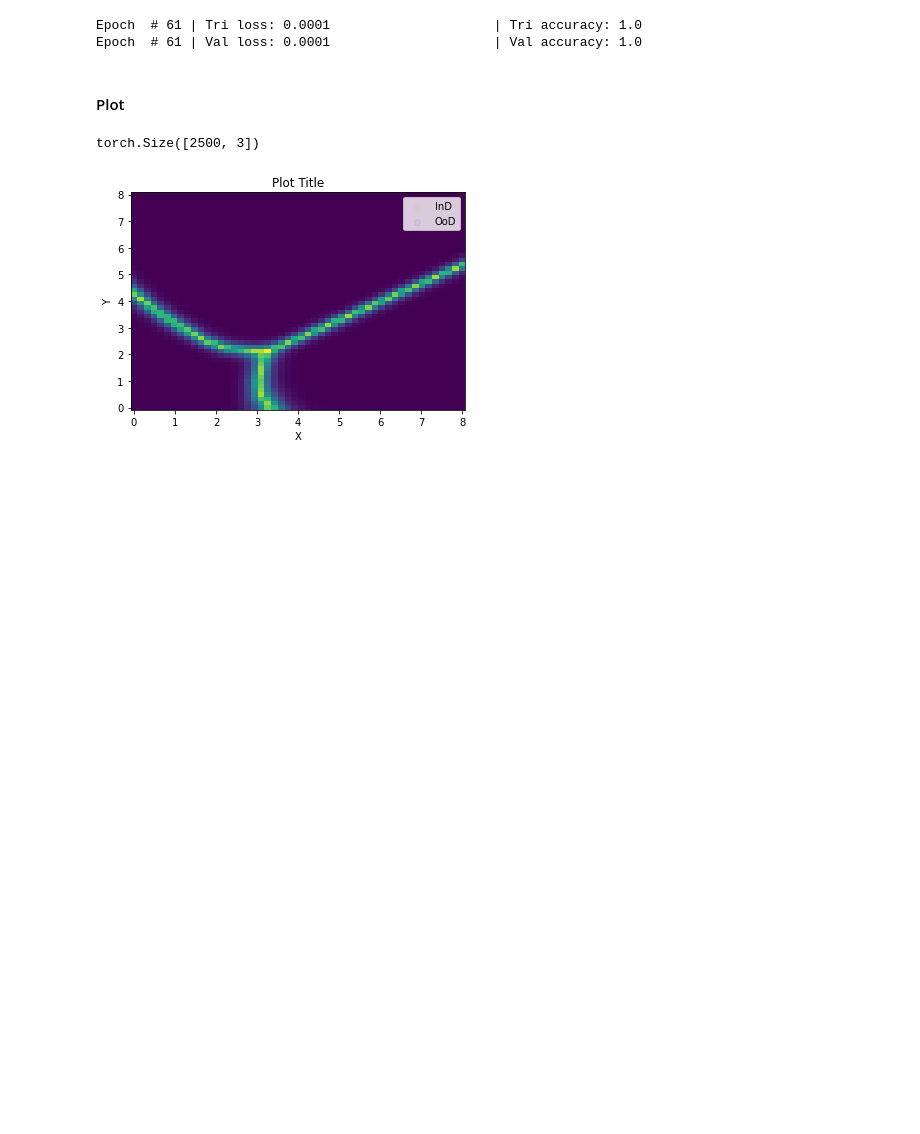
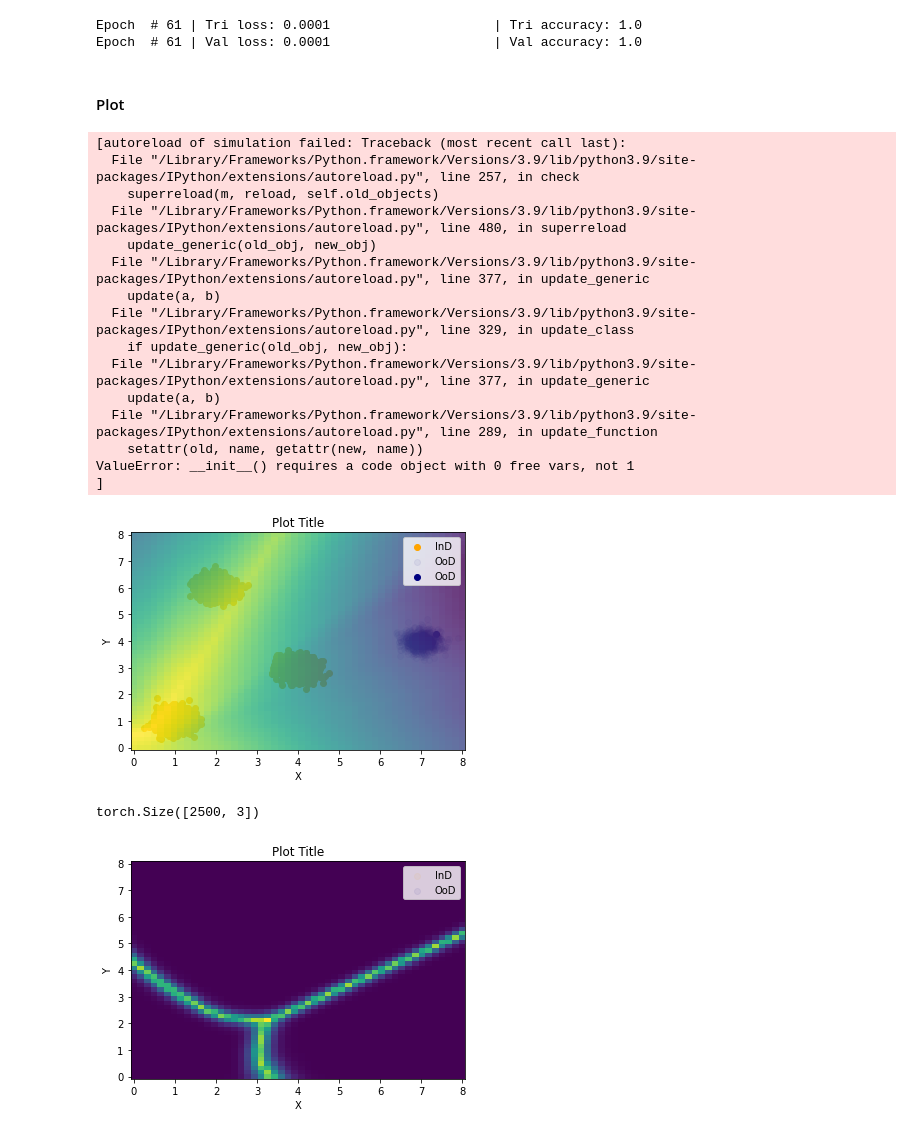
Before and after one commit to Xiaoyang-Song/Out-of-Distribution-GANs, a Jupyter notebook: Notebooks/simulation.ipynb, the cells around one changed output. Cells and saved outputs as stored; diff of their text form; code cells hidden in the pictures; blank space fills up the shorter version.

Commit message:
Update: simulation study results

```diff
--- a/Notebooks/simulation.ipynb
+++ b/Notebooks/simulation.ipynb
@@ -112,6 +112,27 @@ Epoch  # 61 | Tri loss: 0.0001                     | Tri accuracy: 1.0
 Epoch  # 61 | Val loss: 0.0001                     | Val accuracy: 1.0
 # %% [markdown]
 #### Plot
+# %%
+from simulation import *
+D = DSIM()
+plot_heatmap(IND_X, OOD_X, OOD_BATCH, D)
+# %% [output]
+[autoreload of simulation failed: Traceback (most recent call last):
+  File "/Library/Frameworks/Python.framework/Versions/3.9/lib/python3.9/site-packages/IPython/extensions/autoreload.py", line 257, in check
+    superreload(m, reload, self.old_objects)
+  File "/Library/Frameworks/Python.framework/Versions/3.9/lib/python3.9/site-packages/IPython/extensions/autoreload.py", line 480, in superreload
+    update_generic(old_obj, new_obj)
+  File "/Library/Frameworks/Python.framework/Versions/3.9/lib/python3.9/site-packages/IPython/extensions/autoreload.py", line 377, in update_generic
+    update(a, b)
+  File "/Library/Frameworks/Python.framework/Versions/3.9/lib/python3.9/site-packages/IPython/extensions/autoreload.py", line 329, in update_class
+    if update_generic(old_obj, new_obj):
+  File "/Library/Frameworks/Python.framework/Versions/3.9/lib/python3.9/site-packages/IPython/extensions/autoreload.py", line 377, in update_generic
+    update(a, b)
+  File "/Library/Frameworks/Python.framework/Versions/3.9/lib/python3.9/site-packages/IPython/extensions/autoreload.py", line 289, in update_function
+    setattr(old, name, getattr(new, name))
+ValueError: __init__() requires a code object with 0 free vars, not 1
+]
+[figure, added]
 # %%
 from wasserstein import *
 plt.scatter(IND_X[:,0], IND_X[:,1], c='orange', label ="InD", alpha=0.05)
```
Also changed, not shown: parts of 5 cells of this notebook, 1 other file.
